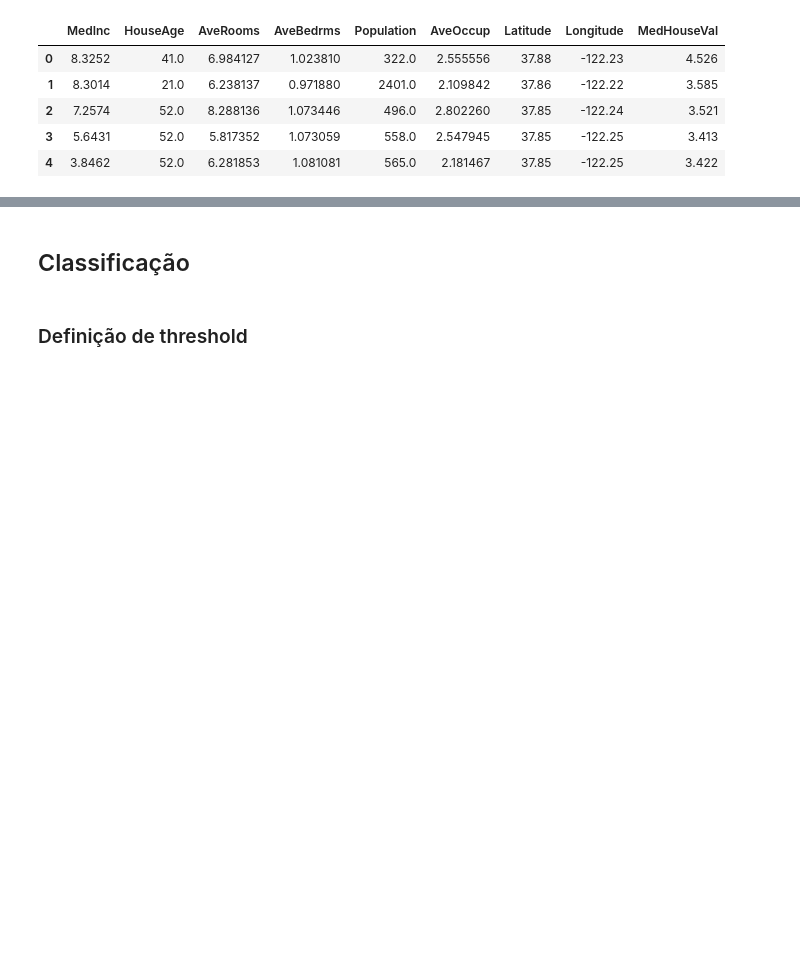
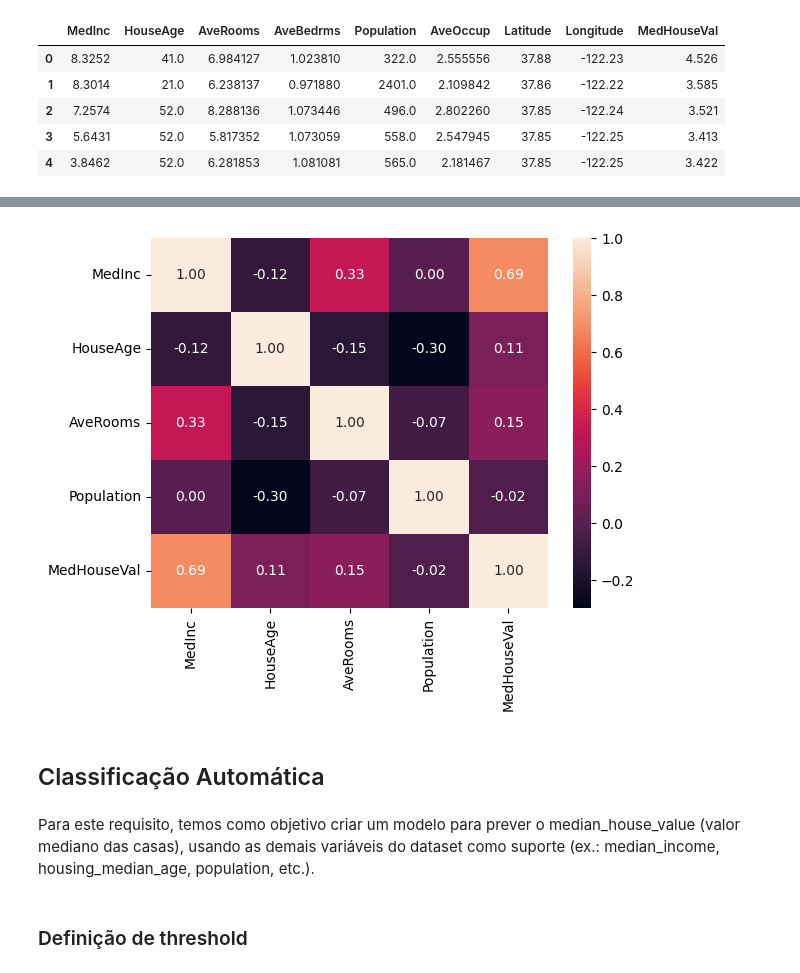
Before and after one commit to a12747/IA24_G11_2, a Jupyter notebook: notebooks/TP-IA-2.ipynb, the cells around one changed output, grey strips where cells are left out. Drawn from its saved outputs; the diff is of its cells as text; code cells hidden in the pictures; blank space fills up the shorter version.

```diff
--- a/notebooks/TP-IA-2.ipynb
+++ b/notebooks/TP-IA-2.ipynb
@@ -109,5 +135,15 @@ df.head()
+# %%
+# Criar um heatmap (mapa de calor) que representa as correlações entre as variáveis de uma lista especificada
+
+list1 = ["MedInc", "HouseAge", "AveRooms", "Population", "MedHouseVal"]
+sns.heatmap(df[list1].corr(), annot = True, fmt = ".2f")
+plt.show()
+# %% [output]
+[figure, added]
 # %% [markdown]
-## Classificação
+## Classificação Automática
+# %% [markdown]
+Para este requisito, temos como objetivo criar um modelo para prever o median_house_value (valor mediano das casas), usando as demais variáveis do dataset como suporte (ex.: median_income, housing_median_age, population, etc.).
 # %% [markdown]
 ### Definição de threshold
 # %%
```
Also changed, not shown: parts of 30 cells of this notebook.
